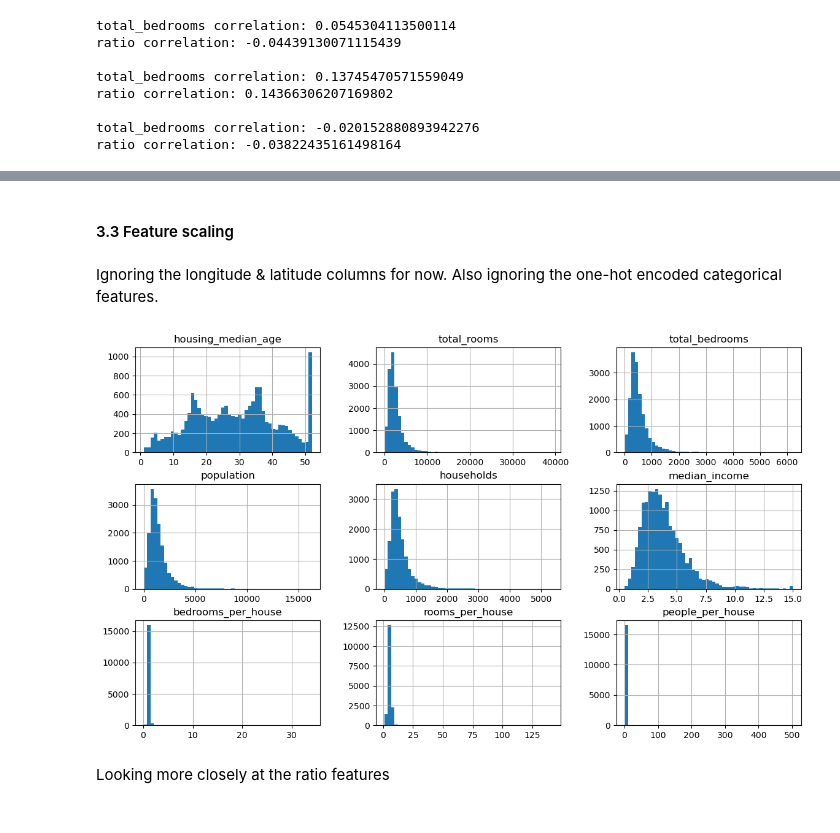
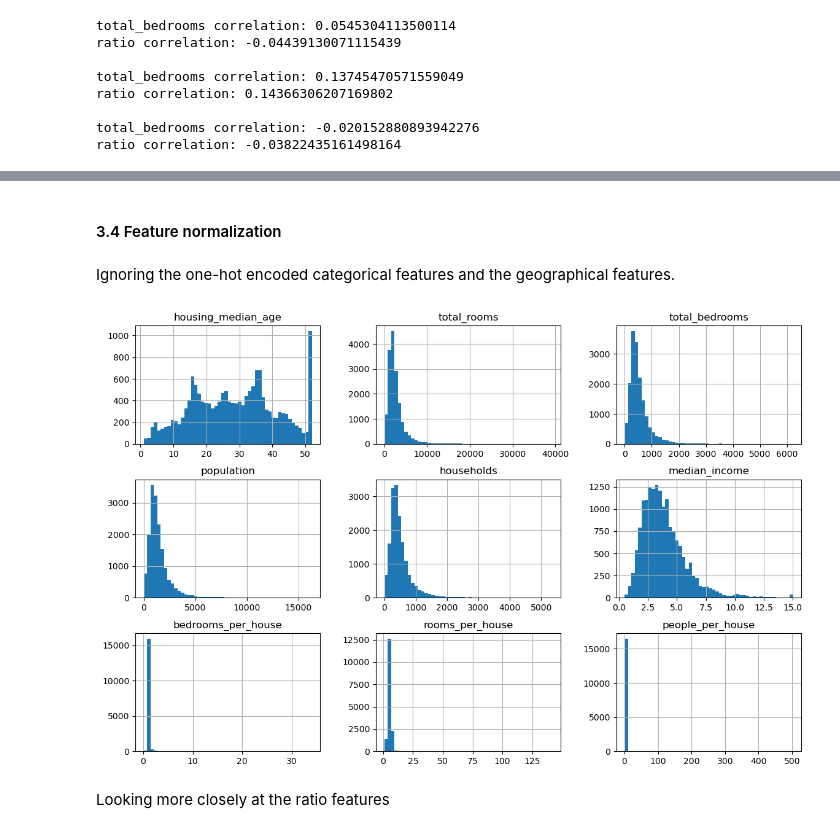
Before and after one commit to edwardbickerton/handson-ml3, a Jupyter notebook: my completed exercises/02_SVR_on_housing_data.ipynb, the cells around one changed output, grey strips where cells are left out. Cells and saved outputs as stored; diff of their text form; code cells hidden in the pictures.

```diff
--- a/my completed exercises/02_SVR_on_housing_data.ipynb
+++ b/my completed exercises/02_SVR_on_housing_data.ipynb
@@ -88,7 +99,7 @@ housing["income_cat"] = pd.cut(
 
 X, y = (
     housing.drop("median_house_value", axis="columns"),
-    housing[["median_house_value"]].copy(),
+    housing["median_house_value"],
 )
 
 X_train, X_test, y_train, y_test = train_test_split(
@@ -264,0 +335,3 @@ ratio correlation: -0.03822435161498164
+# %%
+X_train_copy = geo_pipeline.fit_transform(X_train_copy, y_train)
+X_train_copy
@@ -265,23 +352,25 @@ ratio correlation: -0.03822435161498164
 # %% [markdown]
-#### 3.3 Feature scaling
+#### 3.4 Feature normalization
 # %% [markdown]
-Ignoring the longitude & latitude columns for now. Also ignoring the one-hot encoded categorical features.
+Ignoring the one-hot encoded categorical features and the geographical features.
 # %%
 X_train_copy.drop(
     [
-        "longitude",
-        "latitude",
+        "cluster_0_similarity",
+        "cluster_1_similarity",
+        "cluster_2_similarity",
+        "knn_regression",
         "ocean_proximity_<1H OCEAN",
         "ocean_proximity_INLAND",
         "ocean_proximity_ISLAND",
         "ocean_proximity_NEAR BAY",
         "ocean_proximity_NEAR OCEAN",
     ],
     axis="columns",
-).hist(bins=50, figsize=(14, 8))
+).hist(bins=50, figsize=(14, 9))
 plt.show()
 # %% [output]
-[figure, old version]
+[figure, new version]
 # %% [markdown]
 Looking more closely at the ratio features
 # %%
```
Also changed, not shown: parts of 39 cells of this notebook.
